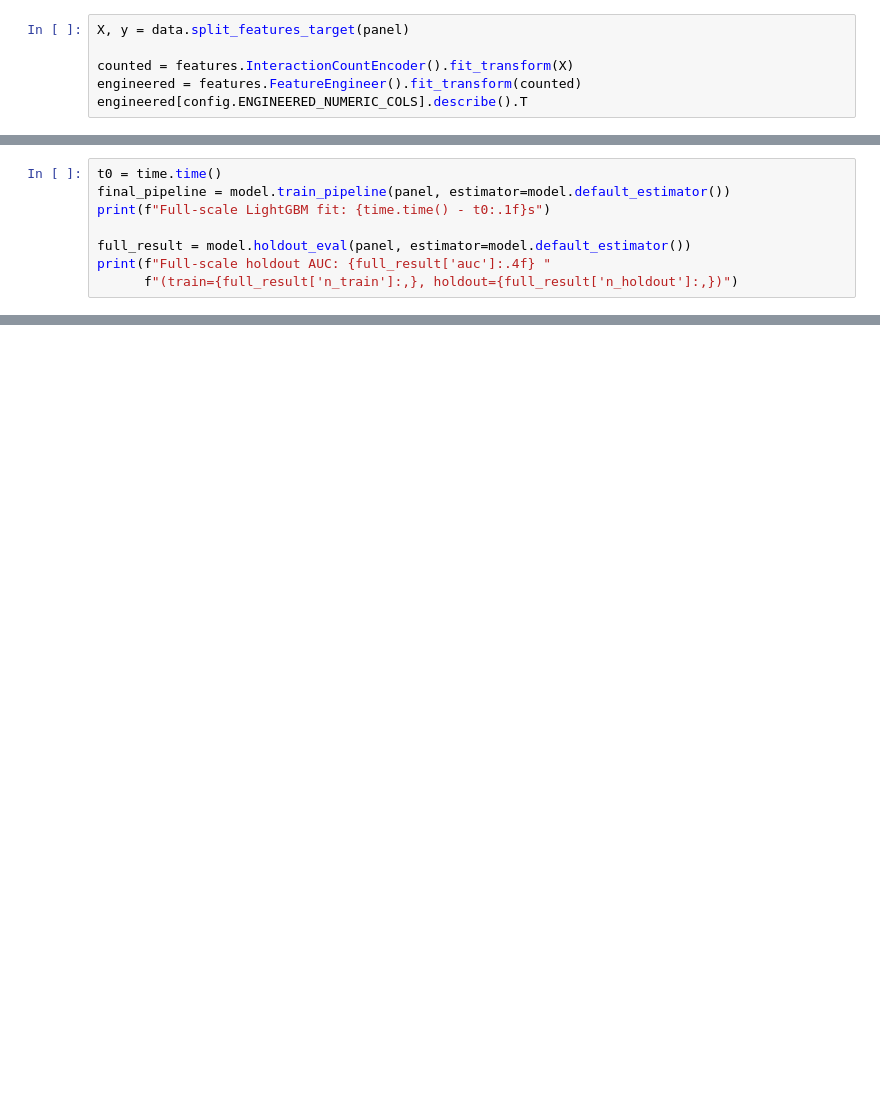
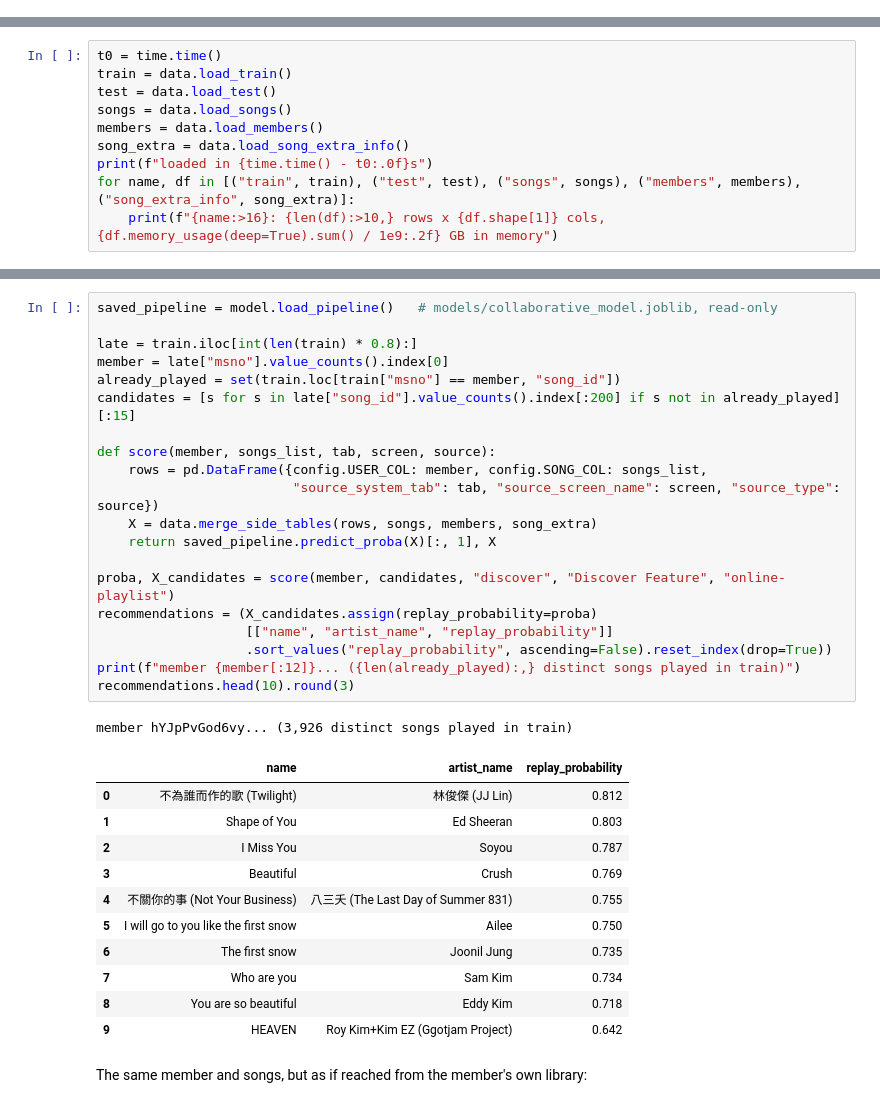
Before and after one commit to nhamhung/recommendation-showcase, a Jupyter notebook: notebooks/02_collaborative_filtering.ipynb, the cells around one changed output, grey strips where cells are left out. Drawn from its saved outputs; the diff is of its cells as text; blank space fills up the shorter version.

```diff
--- a/notebooks/02_collaborative_filtering.ipynb
+++ b/notebooks/02_collaborative_filtering.ipynb
@@ -200,6 +0,0 @@ interaction counts it wouldn't actually have at prediction time.
-# %%
-X, y = data.split_features_target(panel)
-
-counted = features.InteractionCountEncoder().fit_transform(X)
-engineered = features.FeatureEngineer().fit_transform(counted)
-engineered[config.ENGINEERED_NUMERIC_COLS].describe().T
@@ -314,8 +0,0 @@ if it can't finish training on the real dataset in reasonable time.
-# %%
-t0 = time.time()
-final_pipeline = model.train_pipeline(panel, estimator=model.default_estimator())
-print(f"Full-scale LightGBM fit: {time.time() - t0:.1f}s")
-
-full_result = model.holdout_eval(panel, estimator=model.default_estimator())
-print(f"Full-scale holdout AUC: {full_result['auc']:.4f} "
-      f"(train={full_result['n_train']:,}, holdout={full_result['n_holdout']:,})")
@@ -440,0 +169,10 @@ about every single one.
+# %%
+t0 = time.time()
+train = data.load_train()
+test = data.load_test()
+songs = data.load_songs()
+members = data.load_members()
+song_extra = data.load_song_extra_info()
+print(f"loaded in {time.time() - t0:.0f}s")
+for name, df in [("train", train), ("test", test), ("songs", songs), ("members", members), ("song_extra_info", song_extra)]:
+    print(f"{name:>16}: {len(df):>10,} rows x {df.shape[1]} cols, {df.memory_usage(deep=True).sum() / 1e9:.2f} GB in memory")
@@ -440,0 +1351,35 @@ about every single one.
+# %%
+saved_pipeline = model.load_pipeline()   # models/collaborative_model.joblib, read-only
+
+late = train.iloc[int(len(train) * 0.8):]
+member = late["msno"].value_counts().index[0]
+already_played = set(train.loc[train["msno"] == member, "song_id"])
+candidates = [s for s in late["song_id"].value_counts().index[:200] if s not in already_played][:15]
+
+def score(member, songs_list, tab, screen, source):
+    rows = pd.DataFrame({config.USER_COL: member, config.SONG_COL: songs_list,
+                         "source_system_tab": tab, "source_screen_name": screen, "source_type": source})
+    X = data.merge_side_tables(rows, songs, members, song_extra)
+    return saved_pipeline.predict_proba(X)[:, 1], X
+
+proba, X_candidates = score(member, candidates, "discover", "Discover Feature", "online-playlist")
+recommendations = (X_candidates.assign(replay_probability=proba)
+                   [["name", "artist_name", "replay_probability"]]
+                   .sort_values("replay_probability", ascending=False).reset_index(drop=True))
+print(f"member {member[:12]}... ({len(already_played):,} distinct songs played in train)")
+recommendations.head(10).round(3)
+# %% [output]
+member hYJpPvGod6vy... (3,926 distinct songs played in train)
+|  | name | artist_name | replay_probability |
+| 0 | 不為誰而作的歌 (Twilight) | 林俊傑 (JJ Lin) | 0.812 |
+| 1 | Shape of You | Ed Sheeran | 0.803 |
+| 2 | I Miss You | Soyou | 0.787 |
+| 3 | Beautiful | Crush | 0.769 |
+| 4 | 不關你的事 (Not Your Business) | 八三夭 (The Last Day of Summer 831) | 0.755 |
+| 5 | I will go to you like the first snow | Ailee | 0.750 |
+| 6 | The first snow | Joonil Jung | 0.735 |
+| 7 | Who are you | Sam Kim | 0.734 |
+| 8 | You are so beautiful | Eddy Kim | 0.718 |
+| 9 | HEAVEN | Roy Kim+Kim EZ (Ggotjam Project) | 0.642 |
+# %% [markdown]
+The same member and songs, but as if reached from the member's own library:
```
Also changed, not shown: parts of 131 cells of this notebook, 7 other files.
